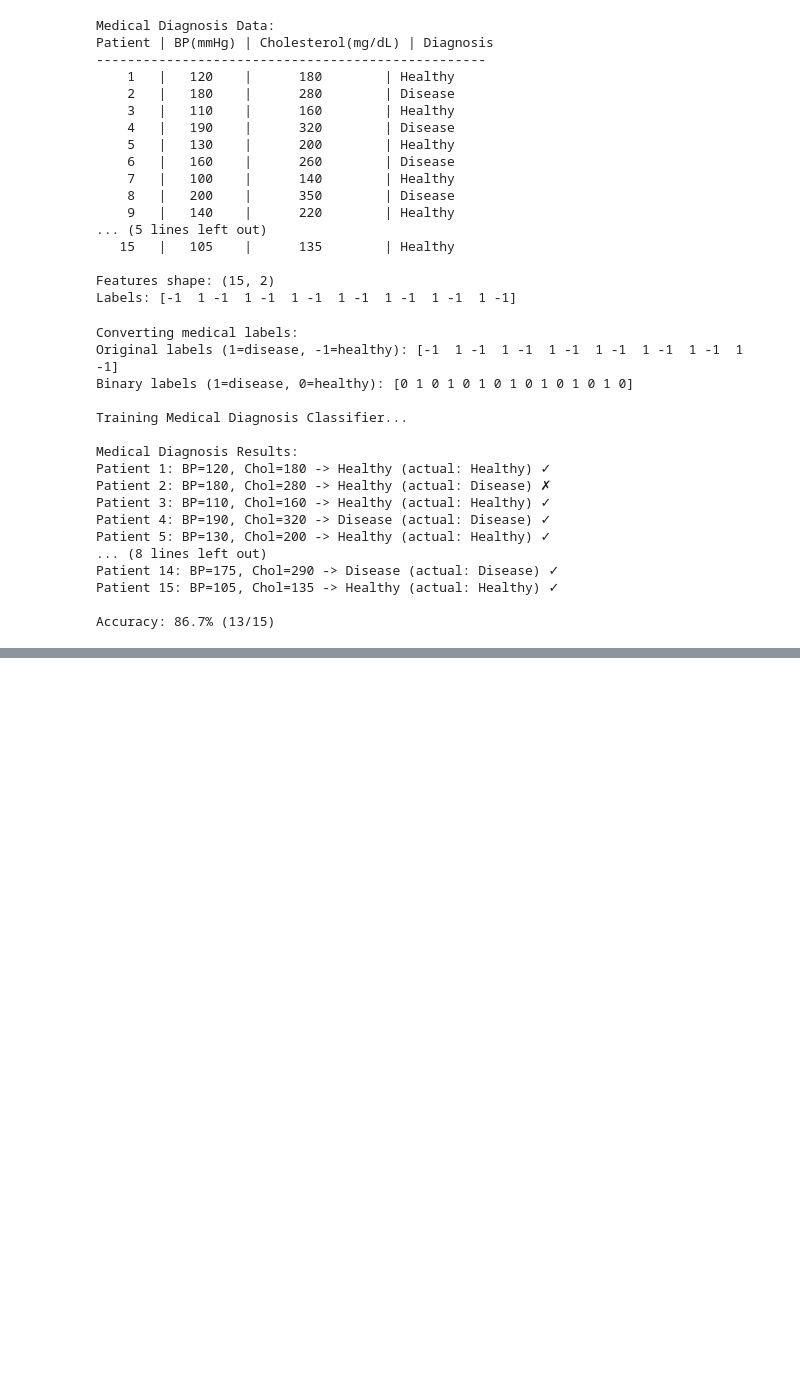
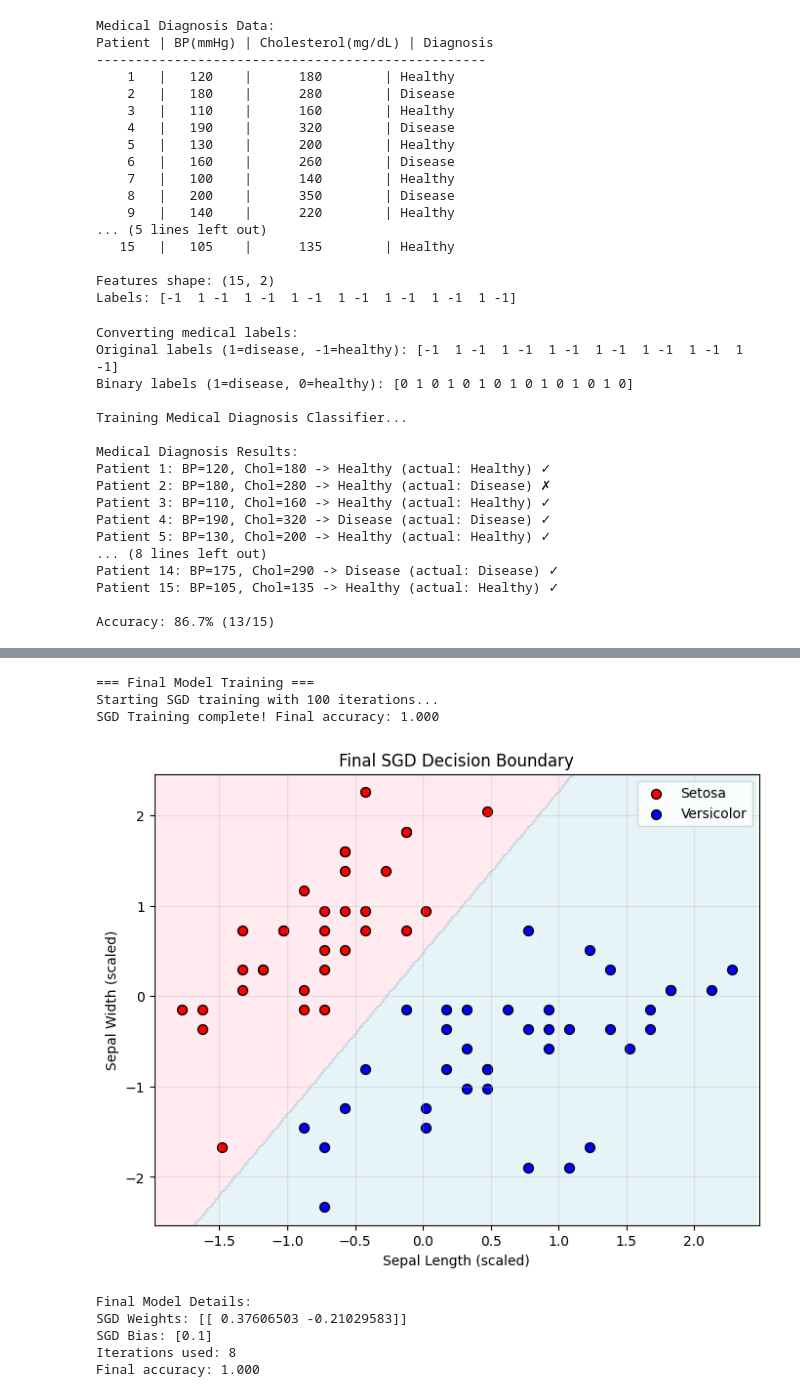
Before and after one commit to ali-shiekh16/DLP-assignments, a Jupyter notebook: assignment_01/assignment_01.ipynb, the cells around one changed output, grey strips where cells are left out. Drawn from its saved outputs; the diff is of its cells as text; code cells hidden in the pictures; blank space fills up the shorter version.

```diff
--- a/assignment_01/assignment_01.ipynb
+++ b/assignment_01/assignment_01.ipynb
@@ -782,0 +1037,15 @@ New Patient 3: BP=140, Cholesterol=160 -> Healthy
+# %%
+# Experiment 2: Compare different learning rates (without plotting iterations)
+print("\n=== Experiment 2: Different Learning Rates ===")
+learning_rates = [0.01, 0.1, 0.5]
+
+for lr in learning_rates:
+    print(f"\nTesting learning rate = {lr}")
+    model = GDPerceptron(learning_rate=lr, max_epochs=50, plot_iterations=False)
+    model.fit(X_train, y_train)
+
+    # Test accuracy
+    test_pred = model.predict(X_test)
+    test_acc = accuracy_score(y_test, test_pred)
+    print(f"Test Accuracy: {test_acc:.3f}")
+    print(f"SGD iterations completed: {model.sgd_model.n_iter_}")
@@ -782,0 +1072,24 @@ New Patient 3: BP=140, Cholesterol=160 -> Healthy
+# %%
+# Train final model with best parameters
+print("=== Final Model Training ===")
+final_model = GDPerceptron(learning_rate=0.1, max_epochs=100, plot_iterations=False)
+final_model.fit(X_train, y_train)
+
+# Plot the final decision boundary
+plot_iris_boundary(X_train, y_train, final_model, "Final SGD Decision Boundary")
+
+print(f"\nFinal Model Details:")
+print(f"SGD Weights: {final_model.sgd_model.coef_}")
+print(f"SGD Bias: {final_model.sgd_model.intercept_}")
+print(f"Iterations used: {final_model.sgd_model.n_iter_}")
+print(f"Final accuracy: {final_model.iteration_accuracies[-1]:.3f}")
+# %% [output]
+=== Final Model Training ===
+Starting SGD training with 100 iterations...
+SGD Training complete! Final accuracy: 1.000
+[figure, added]
+Final Model Details:
+SGD Weights: [[ 0.37606503 -0.21029583]]
+SGD Bias: [0.1]
+Iterations used: 8
+Final accuracy: 1.000
```
Also changed, not shown: parts of 13 cells of this notebook.
